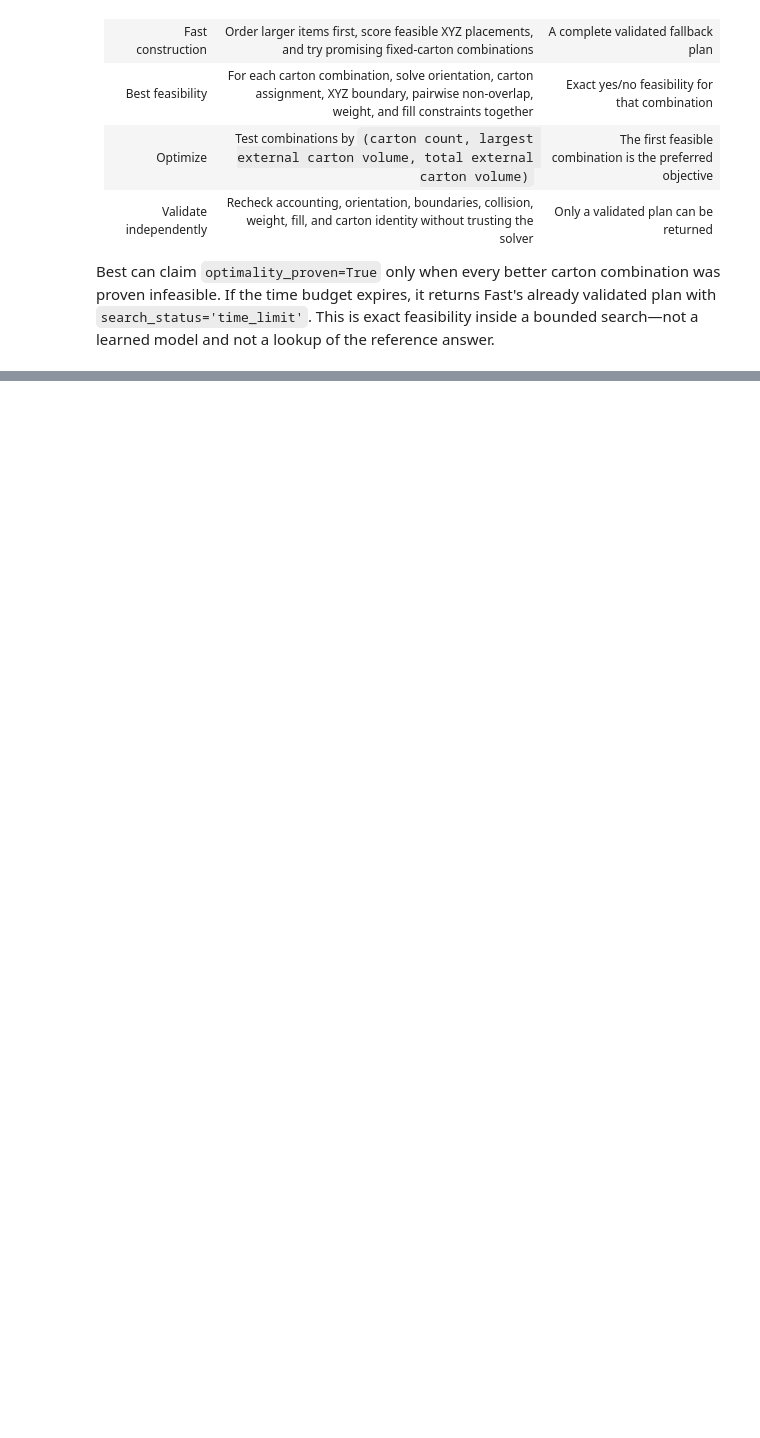
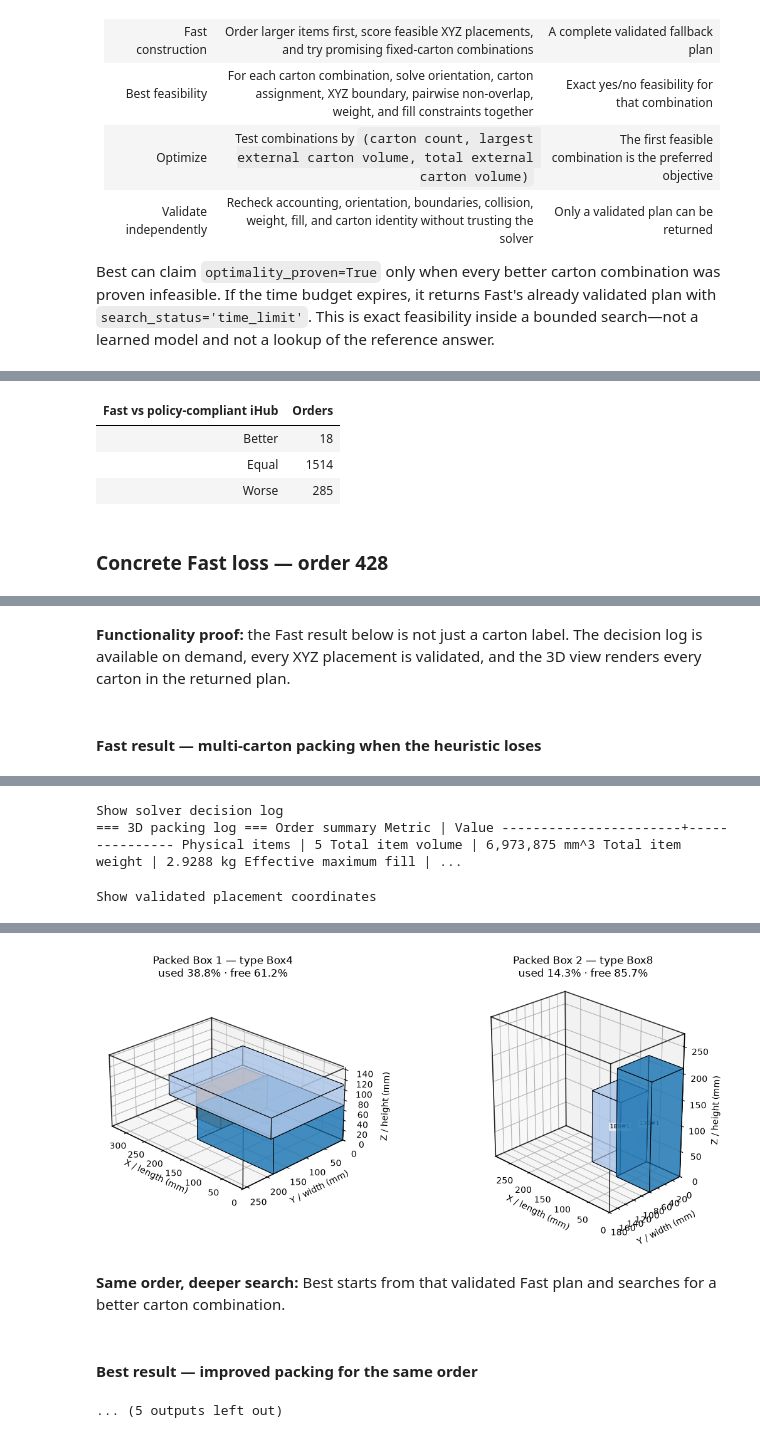
Before and after one commit to Voycepeh/ihubsolutions-capstone-project, a Jupyter notebook: notebooks/Solver Demo.ipynb, the cells around one changed output, grey strips where cells are left out. Drawn from its saved outputs; the diff is of its cells as text; code cells hidden in the pictures; blank space fills up the shorter version.

```diff
--- a/notebooks/Solver Demo.ipynb
+++ b/notebooks/Solver Demo.ipynb
@@ -662,0 +149,9 @@ The 75 raw higher-carton results are not optimization losses; all occur where iH
+# %%
+sys.path.insert(0, str(ROOT / 'notebooks'))
+from benchmark_solver_modes import benchmark, benchmark_mode, combine_benchmarks
+
+benchmark_records = list(ihub_records.values())
+
+display(Markdown('### 3.1 Run Fast across all 2,000 orders'))
+fast_benchmark_rows = benchmark_mode(benchmark_records, 'fast')
+display(Markdown(f'**Fast complete:** {len(fast_benchmark_rows):,} orders evaluated.'))
@@ -662,0 +161,4 @@ The 75 raw higher-carton results are not optimization losses; all occur where iH
+# %%
+display(Markdown('### 3.2 Run Best across all 2,000 orders'))
+best_benchmark_rows = benchmark_mode(benchmark_records, 'best')
+display(Markdown(f'**Best complete:** {len(best_benchmark_rows):,} orders evaluated.'))
@@ -662,0 +361,44 @@ The 75 raw higher-carton results are not optimization losses; all occur where iH
+# %%
+fast_better, fast_equal, fast_worse = comparison_counts(policy_pass_rows, 'fast')
+
+display_table([
+    {'Fast vs policy-compliant iHub': 'Better', 'Orders': fast_better},
+    {'Fast vs policy-compliant iHub': 'Equal', 'Orders': fast_equal},
+    {'Fast vs policy-compliant iHub': 'Worse', 'Orders': fast_worse},
+])
+
+fast_loss_rows = [
+    row for row in policy_pass_rows
+    if objective(row, 'fast') > ihub_objective(row)
+]
+fast_loss_example_id = 428 if any(row['order_id'] == 428 for row in fast_loss_rows) else fast_loss_rows[0]['order_id']
+
+display(Markdown(f'### Concrete Fast loss — order {fast_loss_example_id}'))
+compare_order(fast_loss_example_id)
+
+display(Markdown(
+    '**Functionality proof:** the Fast result below is not just a carton label. '
+    'The decision log is available on demand, every XYZ placement is validated, '
+    'and the 3D view renders every carton in the returned plan.'
+))
+fast_loss_proof = showcase_solver(
+    fast_loss_example_id,
+    'fast',
+    'Fast result — multi-carton packing when the heuristic loses',
+)
+
+display(Markdown(
+    '**Same order, deeper search:** Best starts from that validated Fast plan and '
+    'searches for a better carton combination.'
+))
+fast_loss_best_proof = showcase_solver(
+    fast_loss_example_id,
+    'best',
+    'Best result — improved packing for the same order',
+)
+# %% [output]
+| Fast vs policy-compliant iHub | Orders |
+| Better | 18 |
+| Equal | 1514 |
+| Worse | 285 |
+### Concrete Fast loss — order 428
@@ -662,0 +409,2 @@ The 75 raw higher-carton results are not optimization losses; all occur where iH
+**Functionality proof:** the Fast result below is not just a carton label. The decision log is available on demand, every XYZ placement is validated, and the 3D view renders every carton in the returned plan.
+#### Fast result — multi-carton packing when the heuristic loses
@@ -662,0 +414,3 @@ The 75 raw higher-carton results are not optimization losses; all occur where iH
+Show solver decision log
+=== 3D packing log === Order summary Metric | Value -----------------------+--------------- Physical items | 5 Total item volume | 6,973,875 mm^3 Total item weight | 2.9288 kg Effective maximum fill | ...
+Show validated placement coordinates
@@ -662,0 +423,4 @@ The 75 raw higher-carton results are not optimization losses; all occur where iH
+[figure, added]
+**Same order, deeper search:** Best starts from that validated Fast plan and searches for a better carton combination.
+#### Best result — improved packing for the same order
+... (5 outputs left out)
```
Also changed, not shown: parts of 60 cells of this notebook, 12 other files.
